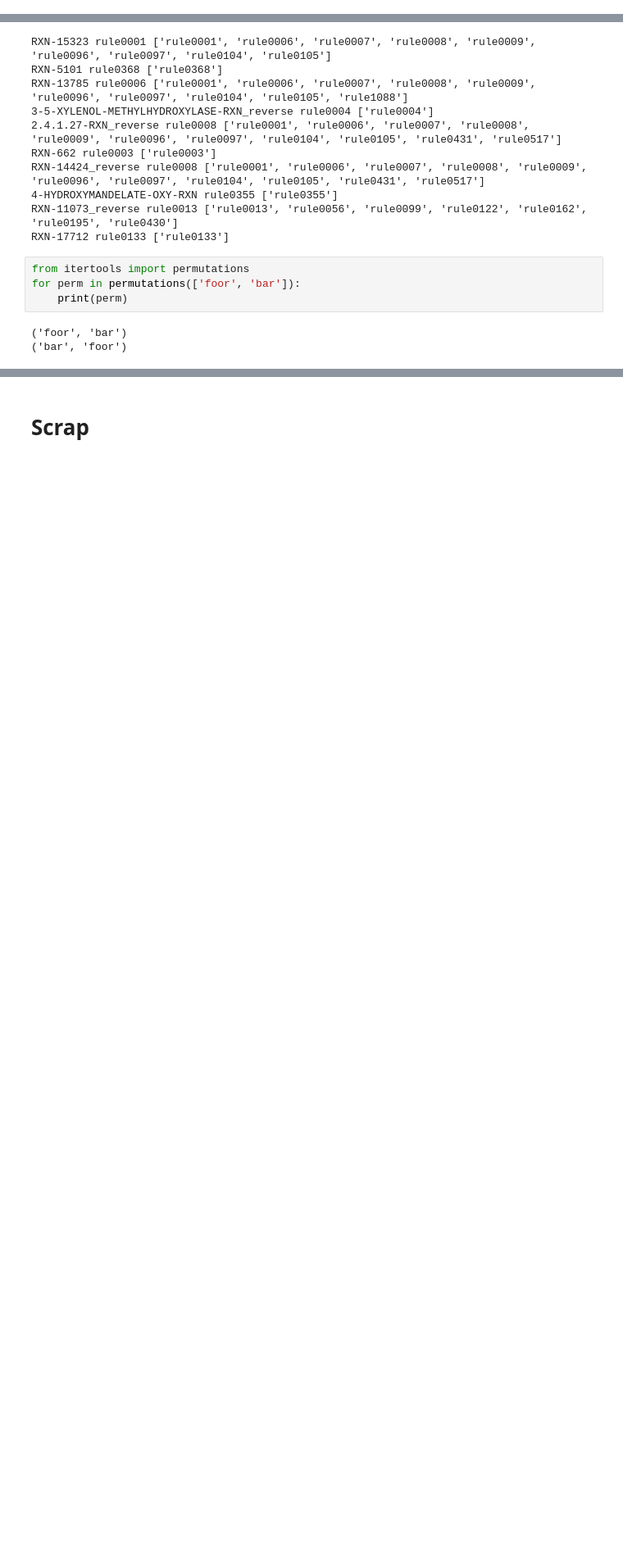
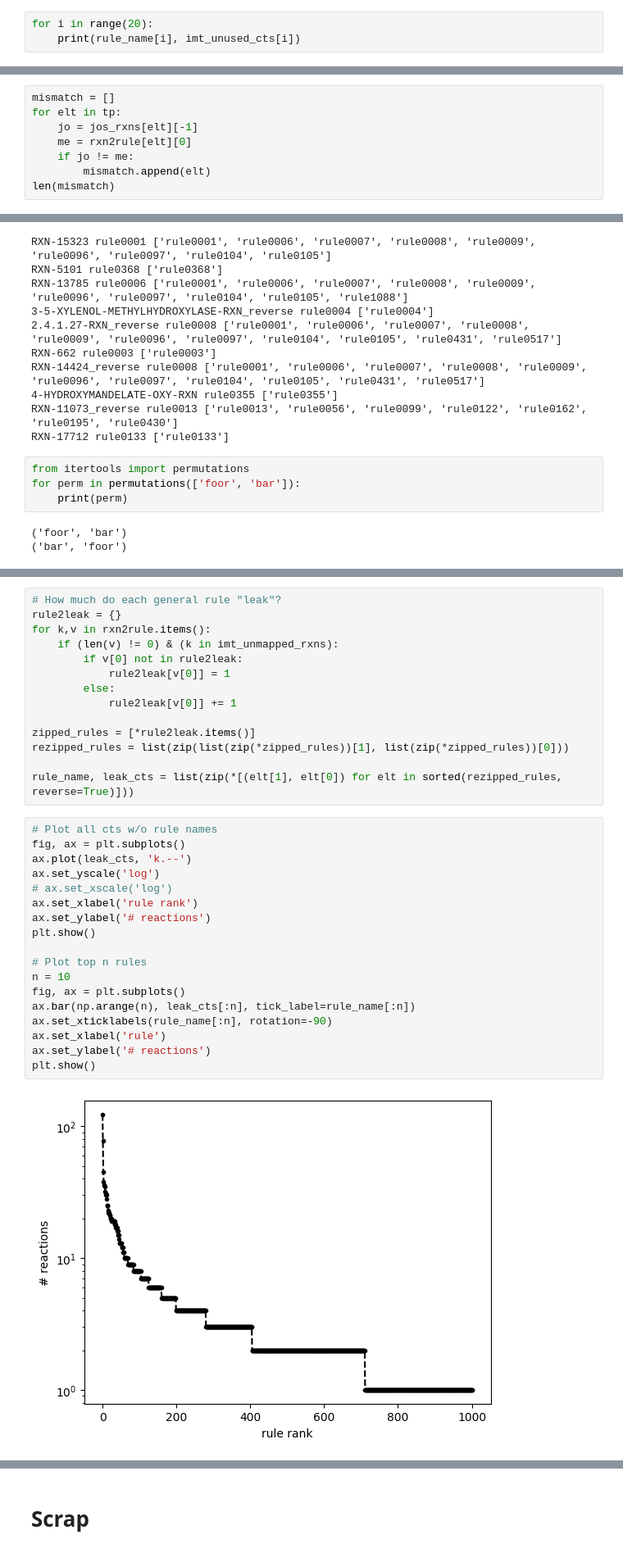
Before and after one commit to stefanpate/reaction-mapping, a Jupyter notebook: analysis_data_wrangling/analyze_mapping.ipynb, the cells around one changed output, grey strips where cells are left out. Shown: that part at 82% size. Cells and saved outputs as stored; diff of their text form; blank space fills up the shorter version.

```diff
--- a/analysis_data_wrangling/analyze_mapping.ipynb
+++ b/analysis_data_wrangling/analyze_mapping.ipynb
@@ -306,0 +324,3 @@ print(eighty_percent)
+# %%
+for i in range(20):
+    print(rule_name[i], imt_unused_cts[i])
@@ -406,0 +476,8 @@ len(multiple_rules)
+# %%
+mismatch = []
+for elt in tp:
+    jo = jos_rxns[elt][-1]
+    me = rxn2rule[elt][0]
+    if jo != me:
+        mismatch.append(elt)
+len(mismatch)
@@ -435,0 +549,34 @@ for perm in permutations(['foor', 'bar']):
+# %%
+# How much do each general rule "leak"?
+rule2leak = {}
+for k,v in rxn2rule.items():
+    if (len(v) != 0) & (k in imt_unmapped_rxns):
+        if v[0] not in rule2leak:
+            rule2leak[v[0]] = 1
+        else:
+            rule2leak[v[0]] += 1
+
+zipped_rules = [*rule2leak.items()]
+rezipped_rules = list(zip(list(zip(*zipped_rules))[1], list(zip(*zipped_rules))[0]))
+
+rule_name, leak_cts = list(zip(*[(elt[1], elt[0]) for elt in sorted(rezipped_rules, reverse=True)]))
+# %%
+# Plot all cts w/o rule names
+fig, ax = plt.subplots()
+ax.plot(leak_cts, 'k.--')
+ax.set_yscale('log')
+# ax.set_xscale('log')
+ax.set_xlabel('rule rank')
+ax.set_ylabel('# reactions')
+plt.show()
+
+# Plot top n rules
+n = 10
+fig, ax = plt.subplots()
+ax.bar(np.arange(n), leak_cts[:n], tick_label=rule_name[:n])
+ax.set_xticklabels(rule_name[:n], rotation=-90)
+ax.set_xlabel('rule')
+ax.set_ylabel('# reactions')
+plt.show()
+# %% [output]
+[figure, added]
```
Also changed, not shown: parts of 34 cells of this notebook, 38 other files.
